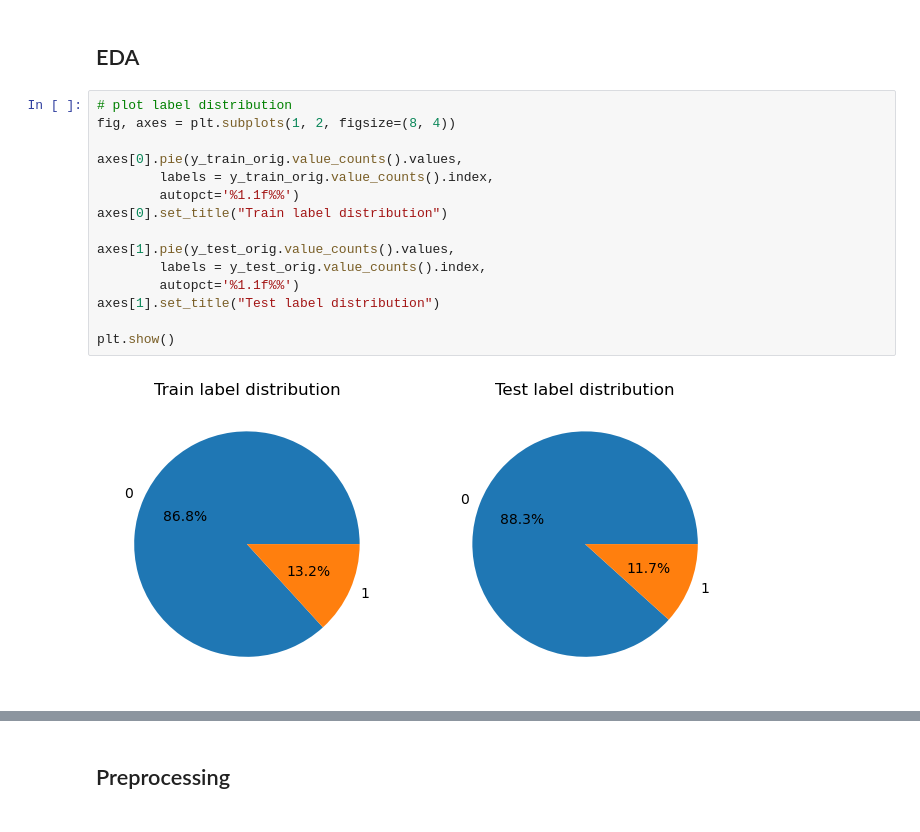
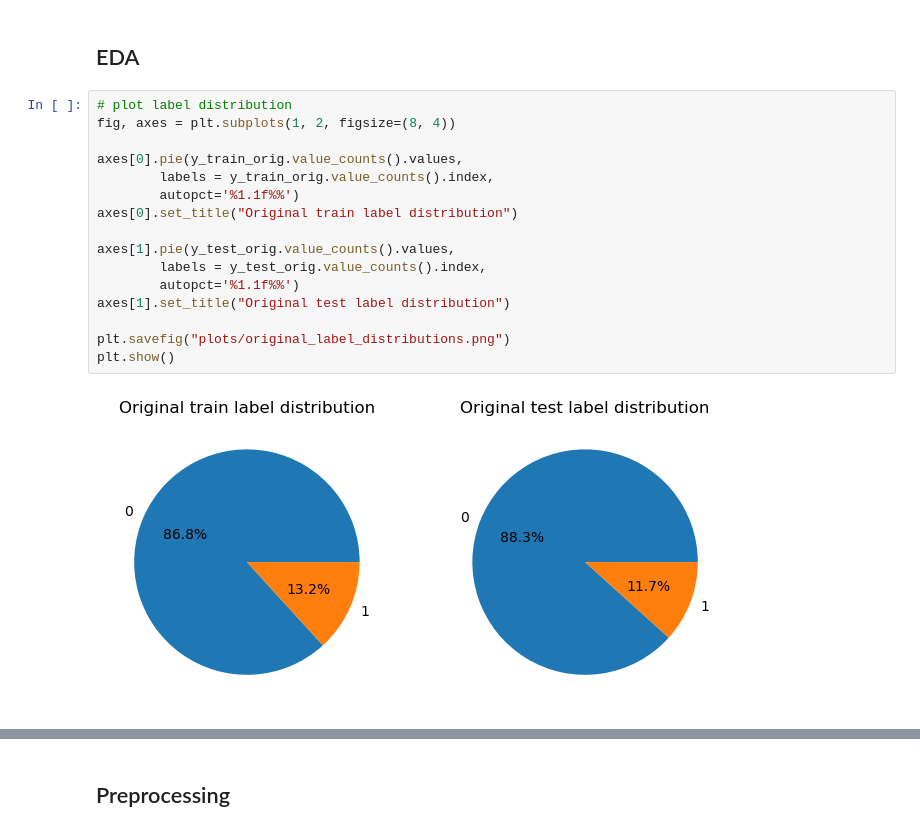
Before and after one commit to MajaMittag/gender-bias_da, a Jupyter notebook: toxicity_detection/main_full_version.ipynb, the cells around one changed output, grey strips where cells are left out. Cells and saved outputs as stored; diff of their text form.

```diff
--- a/toxicity_detection/main_full_version.ipynb
+++ b/toxicity_detection/main_full_version.ipynb
@@ -45,19 +46,20 @@ pd.DataFrame([X_train_orig, y_train_orig]).T.tail()
 # %%
 # plot label distribution
 fig, axes = plt.subplots(1, 2, figsize=(8, 4))
 
 axes[0].pie(y_train_orig.value_counts().values,
         labels = y_train_orig.value_counts().index,
         autopct='%1.1f%%')
-axes[0].set_title("Train label distribution")
+axes[0].set_title("Original train label distribution")
 
 axes[1].pie(y_test_orig.value_counts().values,
         labels = y_test_orig.value_counts().index,
         autopct='%1.1f%%')
-axes[1].set_title("Test label distribution")
+axes[1].set_title("Original test label distribution")
 
+plt.savefig("plots/original_label_distributions.png")
 plt.show()
 # %% [output]
-[figure, old version]
+[figure, new version]
 # %%
 # plot word clouds
```
Also changed, not shown: parts of 11 cells of this notebook, 3 other files.
